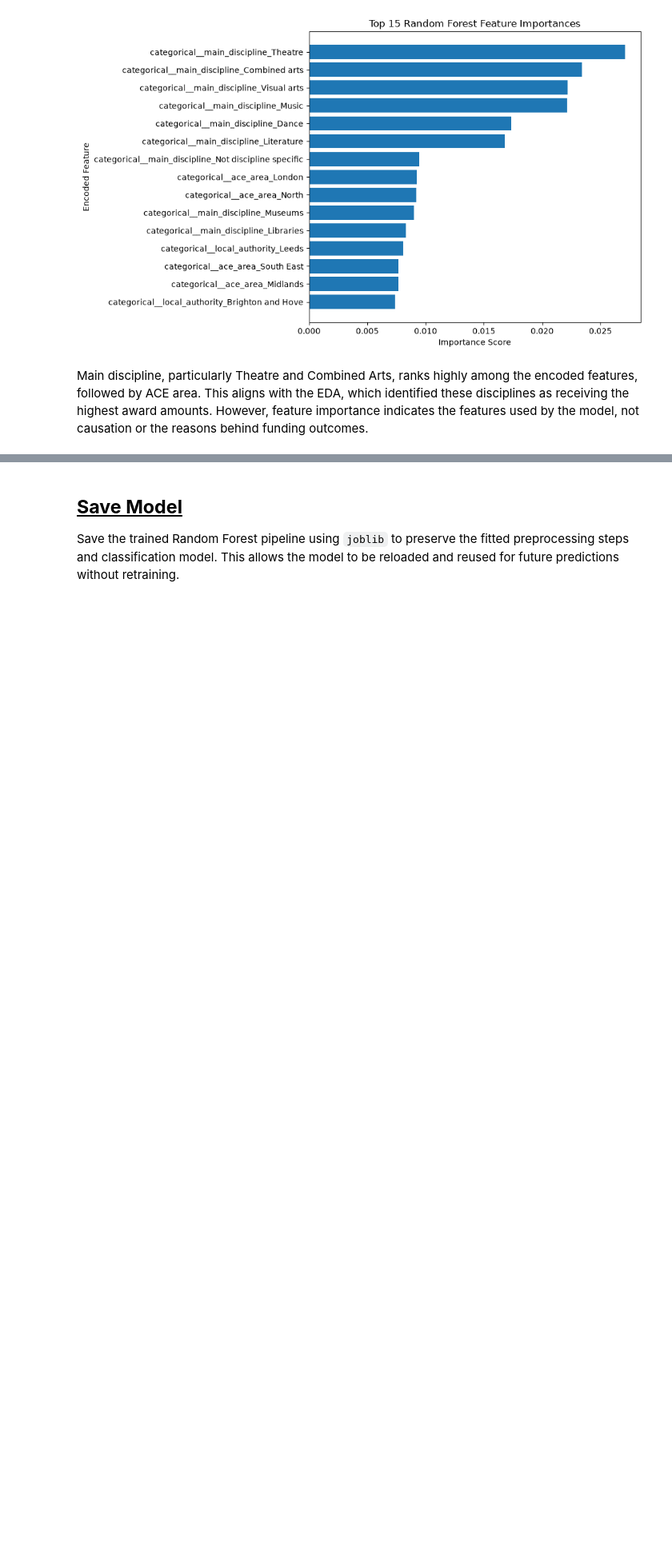
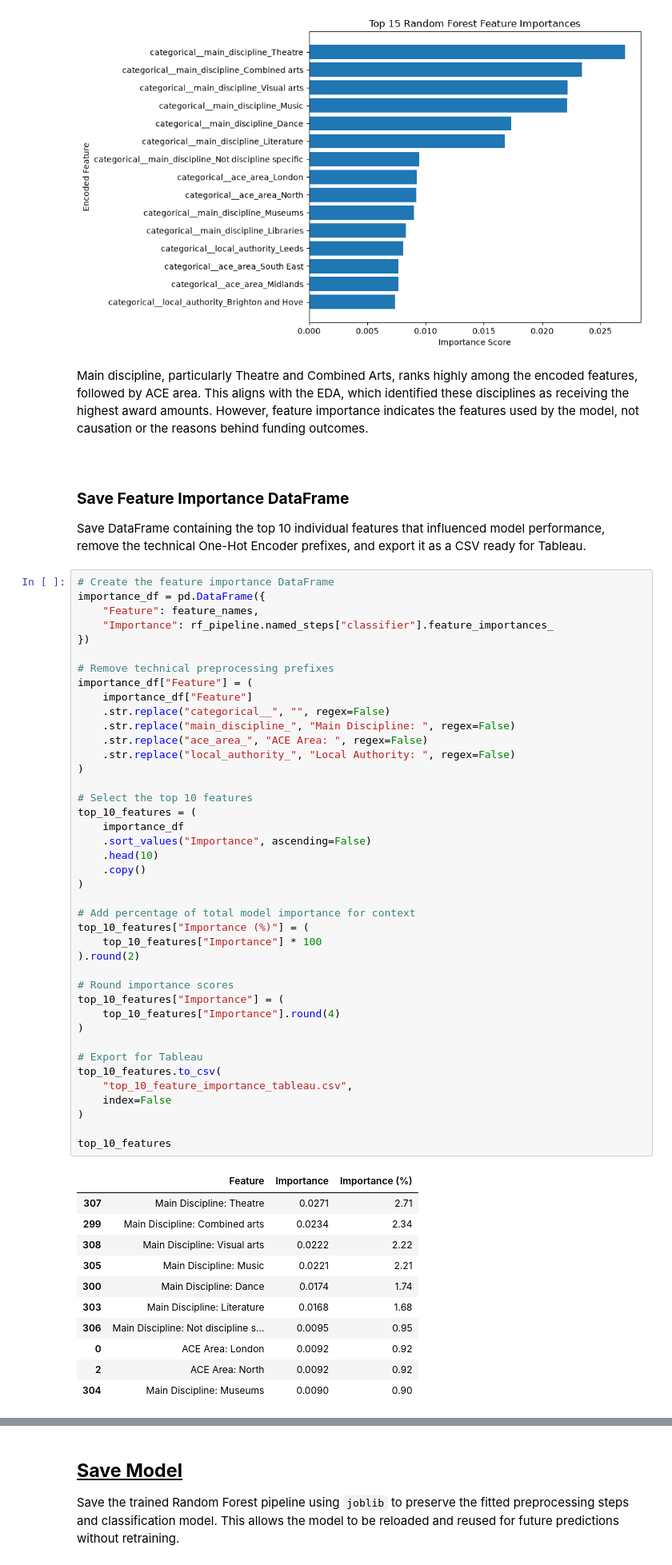
Before and after one commit to vik4t11/Arts-Council-England-Awards-Painted-by-Numbers, a Jupyter notebook: notebooks/4_machine_learning_model.ipynb, the cells around one changed output, grey strips where cells are left out. Shown at 80% size. Cells and saved outputs as stored; diff of their text form; blank space fills up the shorter version.

Commit message:
save feature importance data frame for tableau visualisation

```diff
--- a/notebooks/4_machine_learning_model.ipynb
+++ b/notebooks/4_machine_learning_model.ipynb
@@ -542,6 +546,65 @@ plt.show()
 [figure]
 # %% [markdown]
 Main discipline, particularly Theatre and Combined Arts, ranks highly among the encoded features, followed by ACE area. This aligns with the EDA, which identified these disciplines as receiving the highest award amounts. However, feature importance indicates the features used by the model, not causation or the reasons behind funding outcomes.
+# %% [markdown]
+</b>
+# %% [markdown]
+### **Save Feature Importance DataFrame**
+
+Save DataFrame containing the top 10 individual features that influenced model performance, remove the technical One-Hot Encoder prefixes, and export it as a CSV ready for Tableau.
+# %%
+# Create the feature importance DataFrame
+importance_df = pd.DataFrame({
+    "Feature": feature_names,
+    "Importance": rf_pipeline.named_steps["classifier"].feature_importances_
+})
+
+# Remove technical preprocessing prefixes
+importance_df["Feature"] = (
+    importance_df["Feature"]
+    .str.replace("categorical__", "", regex=False)
+    .str.replace("main_discipline_", "Main Discipline: ", regex=False)
+    .str.replace("ace_area_", "ACE Area: ", regex=False)
+    .str.replace("local_authority_", "Local Authority: ", regex=False)
+)
+
+# Select the top 10 features
+top_10_features = (
+    importance_df
+    .sort_values("Importance", ascending=False)
+    .head(10)
+    .copy()
+)
+
+# Add percentage of total model importance for context
+top_10_features["Importance (%)"] = (
+    top_10_features["Importance"] * 100
+).round(2)
+
+# Round importance scores
+top_10_features["Importance"] = (
+    top_10_features["Importance"].round(4)
+)
+
+# Export for Tableau
+top_10_features.to_csv(
+    "top_10_feature_importance_tableau.csv",
+    index=False
+)
+
+top_10_features
+# %% [output]
+|  | Feature | Importance | Importance (%) |
+| 307 | Main Discipline: Theatre | 0.0271 | 2.71 |
+| 299 | Main Discipline: Combined arts | 0.0234 | 2.34 |
+| 308 | Main Discipline: Visual arts | 0.0222 | 2.22 |
+| 305 | Main Discipline: Music | 0.0221 | 2.21 |
+| 300 | Main Discipline: Dance | 0.0174 | 1.74 |
+| 303 | Main Discipline: Literature | 0.0168 | 1.68 |
+| 306 | Main Discipline: Not discipline s... | 0.0095 | 0.95 |
+| 0 | ACE Area: London | 0.0092 | 0.92 |
+| 2 | ACE Area: North | 0.0092 | 0.92 |
+| 304 | Main Discipline: Museums | 0.0090 | 0.90 |
 # %% [markdown]
 </b>
 # %% [markdown]
```
Also changed, not shown: parts of 14 cells of this notebook, 1 other file.
